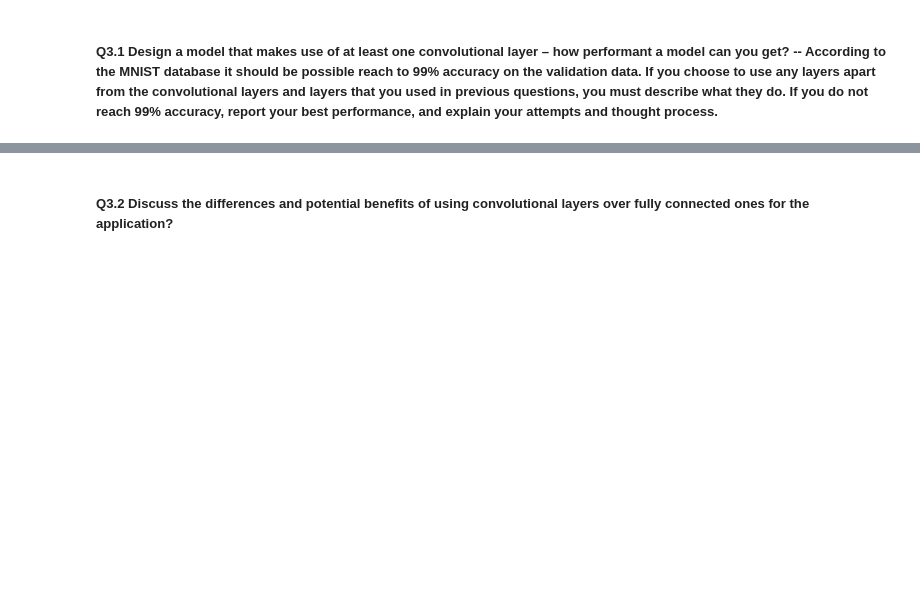
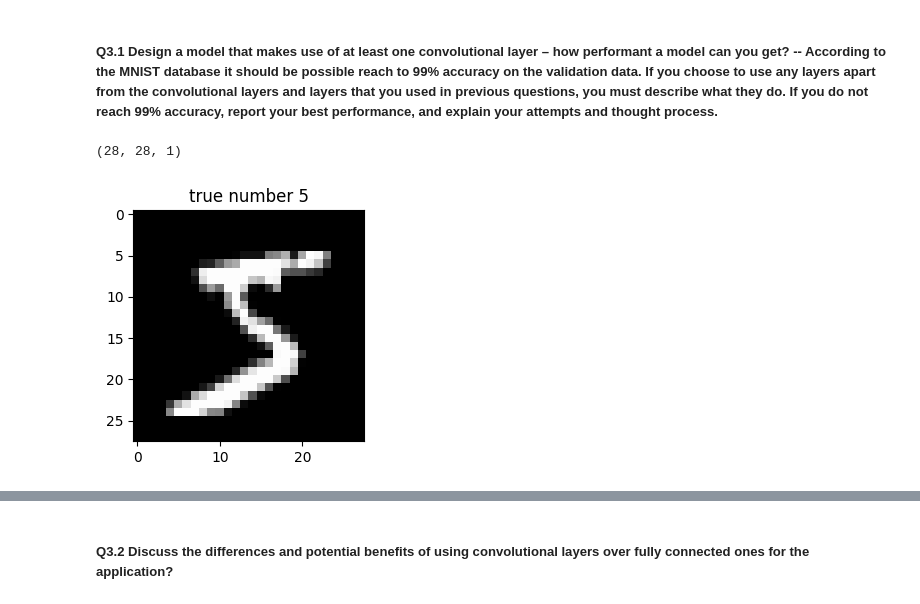
Before and after one commit to chenbin234/DAT405-DIT407-Introduction-to-data-science-and-AI, a Jupyter notebook: Assignment_7/notebook_week7.ipynb, the cells around one changed output, grey strips where cells are left out. Cells and saved outputs as stored; diff of their text form; code cells hidden in the pictures; blank space fills up the shorter version.

```diff
--- a/Assignment_7/notebook_week7.ipynb
+++ b/Assignment_7/notebook_week7.ipynb
@@ -278,0 +301,14 @@ The accuracy is slightly smaller than Geoff Hinton's accuracy, this may happen s
+# %%
+plt.figure(figsize=(3, 3))
+# plot first few images in x_train dataset
+for i in range(1):
+    plt.subplot(1,1,i+1)
+    # plot raw pixel data
+    plt.imshow(x_train[i], cmap=plt.get_cmap('gray'))
+    print(x_train[i].shape)
+    plt.title('true number {}'.format(lbl_train[i]))
+# show the figure
+plt.show()
+# %% [output]
+(28, 28, 1)
+[figure, added]
```
Also changed, not shown: parts of 8 cells of this notebook.
